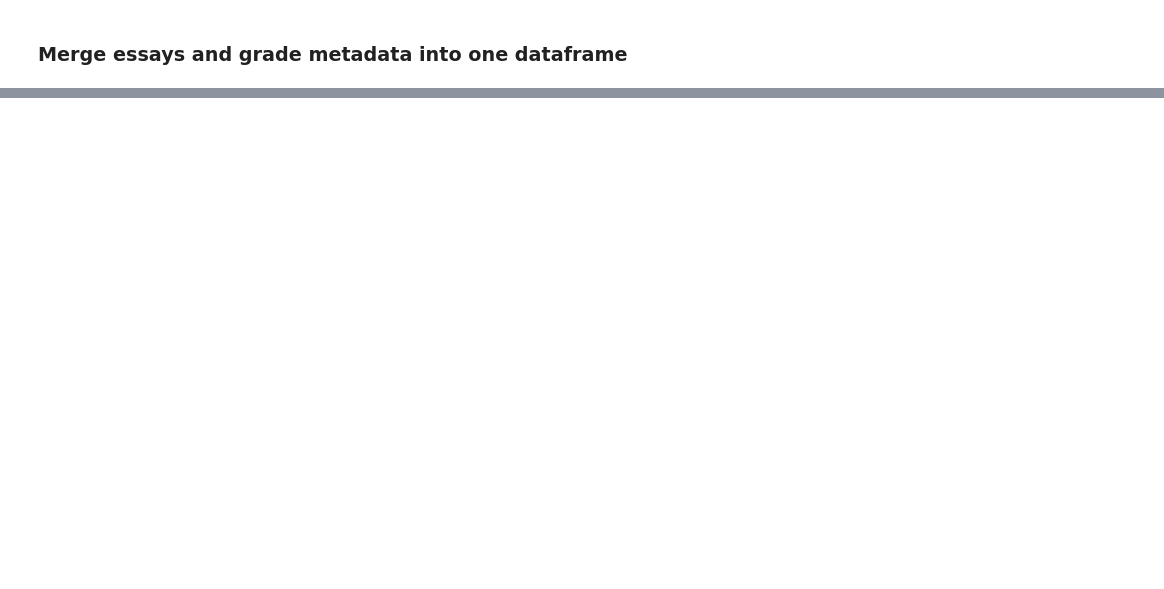
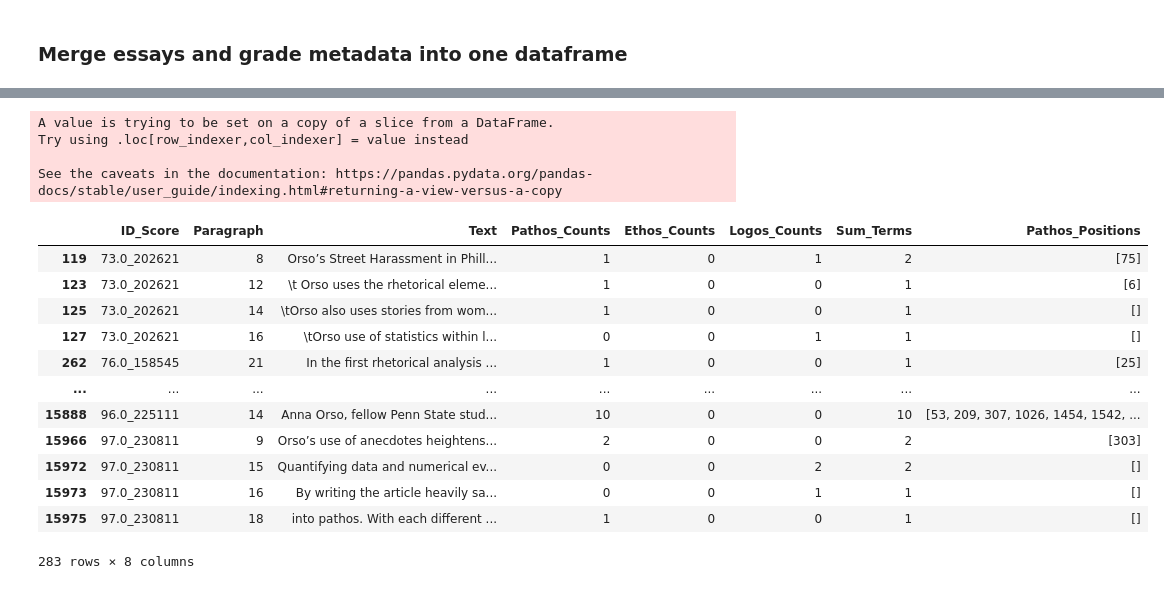
Before and after one commit to mkane968/Text-Mining-with-Student-Papers, a Jupyter notebook: Text_Mining_Student_Essays_A_Computational_Exploration.ipynb, the cells around one changed output, grey strips where cells are left out. Saved outputs shown, nothing was run; the diff lists cells and outputs as text; code cells hidden in the pictures; blank space fills up the shorter version.

```diff
--- a/Text_Mining_Student_Essays_A_Computational_Exploration.ipynb
+++ b/Text_Mining_Student_Essays_A_Computational_Exploration.ipynb
@@ -285,0 +447,8 @@ files.download('essays_grades_master.csv')
+# %%
+#Make new cell each time new paragraph starts
+new = rhetorical_keywords_df["Text_Newlines"].str.split(r'\n', expand = True).set_index(rhetorical_keywords_df['ID_Score'])
+
+#Flatten dataframe so each chapter is on own row, designated by book and chapter
+paragraphs_df = new.stack().reset_index()
+paragraphs_df.columns = ["ID_Score", "Paragraph", "Text"]
+paragraphs_df
@@ -285,0 +505,19 @@ files.download('essays_grades_master.csv')
+# %%
+##Set up new dataframe for keyword frequency counts
+rhetorical_keywords_df = paragraphs_df.copy()
+
+#Count number of occurences of rhetorical terms in each paper
+pathos_counts = rhetorical_keywords_df['Text'].str.count('pathos')
+ethos_counts = rhetorical_keywords_df['Text'].str.count('ethos')
+logos_counts = rhetorical_keywords_df['Text'].str.count('logos')
+
+#Append each count to the dataframe
+rhetorical_keywords_df['Pathos_Counts'] = pathos_counts
+rhetorical_keywords_df["Ethos_Counts"] = ethos_counts
+rhetorical_keywords_df["Logos_Counts"] = logos_counts
+
+#Get summ of all term usages
+rhetorical_terms = ['Pathos_Counts', 'Ethos_Counts', 'Logos_Counts']
+rhetorical_keywords_df['Sum_Terms'] = rhetorical_keywords_df[rhetorical_terms].sum(axis=1)
+
+rhetorical_keywords_df
@@ -285,0 +690,31 @@ files.download('essays_grades_master.csv')
+# %%
+#Get positionality of each term in text
+search_str = 'pathos'
+results = []
+
+for text in rhetorical_keywords_df_no_blanks.Text:
+  result = [i+1 for i,w in enumerate(text.split()) if w == search_str]
+  results.append(result)
+
+rhetorical_keywords_df_no_blanks['Pathos_Positions'] = results
+# %% [output]
+A value is trying to be set on a copy of a slice from a DataFrame.
+Try using .loc[row_indexer,col_indexer] = value instead
+
+See the caveats in the documentation: https://pandas.pydata.org/pandas-docs/stable/user_guide/indexing.html#returning-a-view-versus-a-copy
+# %%
+rhetorical_keywords_df_no_blanks
+# %% [output]
+|  | ID_Score | Paragraph | Text | Pathos_Counts | Ethos_Counts | Logos_Counts | Sum_Terms | Pathos_Positions |
+| 119 | 73.0_202621 | 8 | Orso’s Street Harassment in Phill... | 1 | 0 | 1 | 2 | [75] |
+| 123 | 73.0_202621 | 12 | \t Orso uses the rhetorical eleme... | 1 | 0 | 0 | 1 | [6] |
+| 125 | 73.0_202621 | 14 | \tOrso also uses stories from wom... | 1 | 0 | 0 | 1 | [] |
+| 127 | 73.0_202621 | 16 | \tOrso use of statistics within l... | 0 | 0 | 1 | 1 | [] |
+| 262 | 76.0_158545 | 21 | In the first rhetorical analysis ... | 1 | 0 | 0 | 1 | [25] |
+| ... | ... | ... | ... | ... | ... | ... | ... | ... |
+| 15888 | 96.0_225111 | 14 | Anna Orso, fellow Penn State stud... | 10 | 0 | 0 | 10 | [53, 209, 307, 1026, 1454, 1542, ... |
+| 15966 | 97.0_230811 | 9 | Orso’s use of anecdotes heightens... | 2 | 0 | 0 | 2 | [303] |
+| 15972 | 97.0_230811 | 15 | Quantifying data and numerical ev... | 0 | 0 | 2 | 2 | [] |
+| 15973 | 97.0_230811 | 16 | By writing the article heavily sa... | 0 | 0 | 1 | 1 | [] |
+| 15975 | 97.0_230811 | 18 | into pathos. With each different ... | 1 | 0 | 0 | 1 | [] |
+283 rows × 8 columns
```
Also changed, not shown: parts of 35 cells of this notebook.
